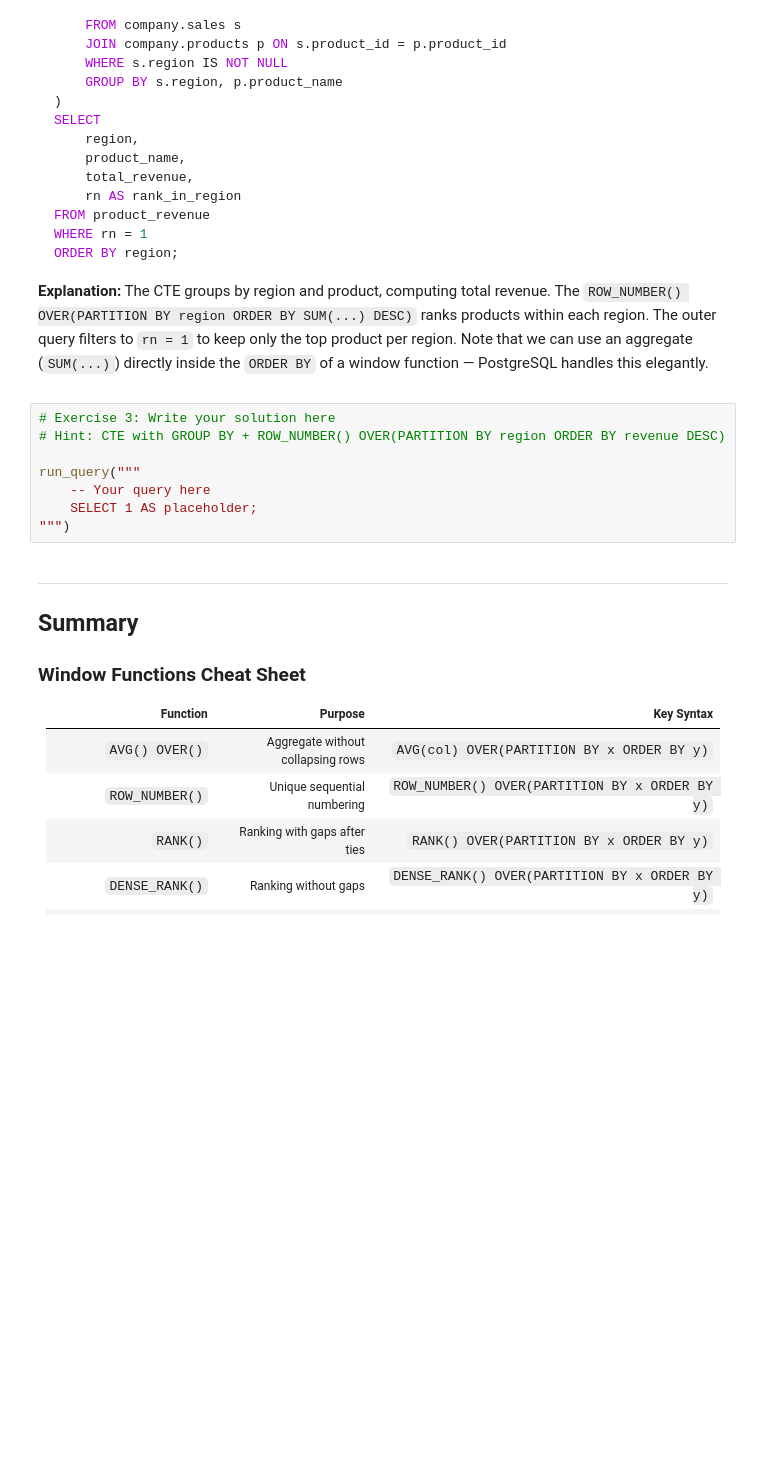
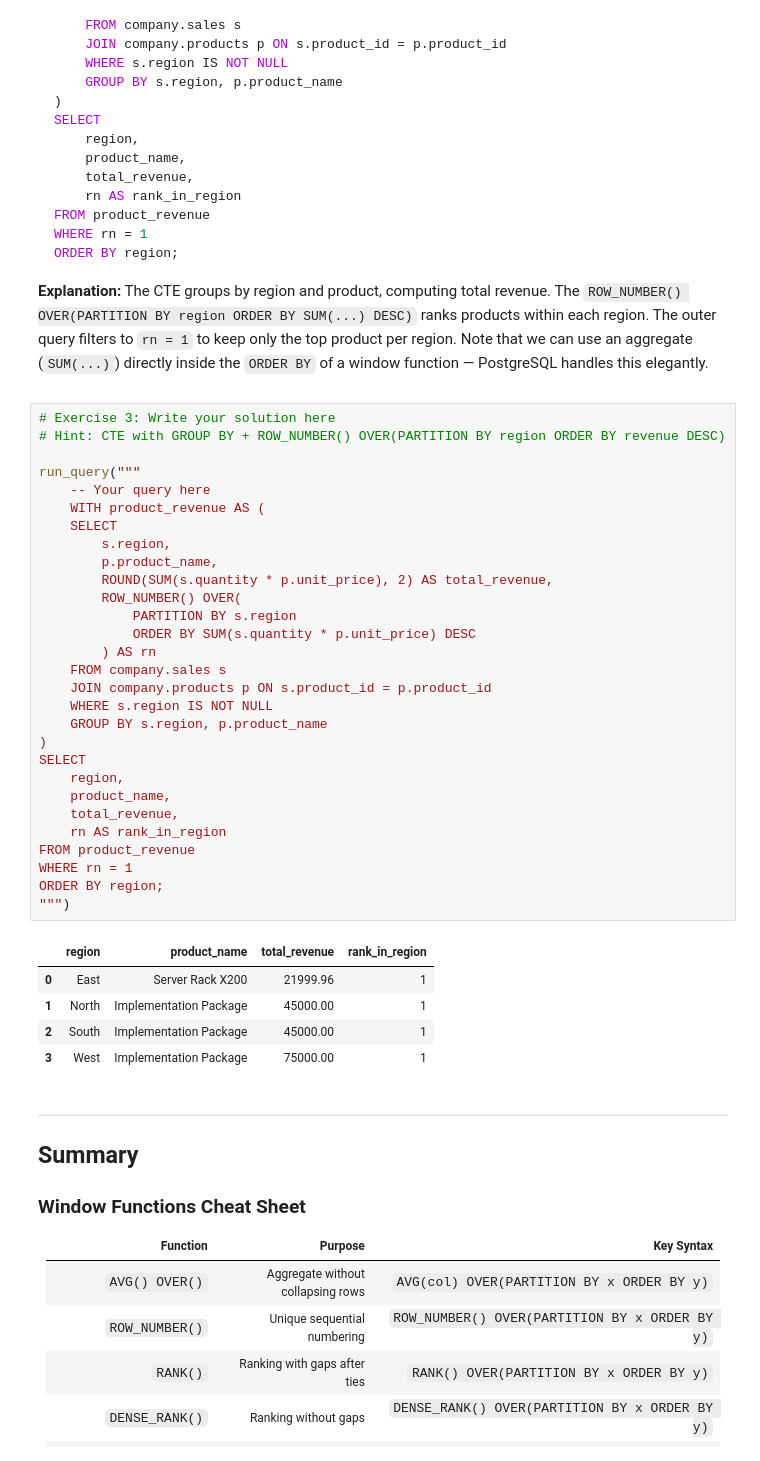
Before and after one commit to rasoulnorouzi/DataEngineeringLLM, a Jupyter notebook: module-02-sql-elt-pipeline/lessons/day4-window-functions/08_window_functions_practice.ipynb, the cells around one changed output. Saved outputs shown, nothing was run; the diff lists cells and outputs as text; folded sections open; blank space fills up the shorter version.

```diff
--- a/module-02-sql-elt-pipeline/lessons/day4-window-functions/08_window_functions_practice.ipynb
+++ b/module-02-sql-elt-pipeline/lessons/day4-window-functions/08_window_functions_practice.ipynb
@@ -547,14 +808,41 @@ ORDER BY region;
 **Explanation:** The CTE groups by region and product, computing total revenue. The `ROW_NUMBER() OVER(PARTITION BY region ORDER BY SUM(...) DESC)` ranks products within each region. The outer query filters to `rn = 1` to keep only the top product per region. Note that we can use an aggregate (`SUM(...)`) directly inside the `ORDER BY` of a window function — PostgreSQL handles this elegantly.
 
 </details>
-# %%
-# Exercise 3: Write your solution here
-# Hint: CTE with GROUP BY + ROW_NUMBER() OVER(PARTITION BY region ORDER BY revenue DESC)
-
-run_query("""
-    -- Your query here
-    SELECT 1 AS placeholder;
-""")
+# %%
+# Exercise 3: Write your solution here
+# Hint: CTE with GROUP BY + ROW_NUMBER() OVER(PARTITION BY region ORDER BY revenue DESC)
+
+run_query("""
+    -- Your query here
+    WITH product_revenue AS (
+    SELECT
+        s.region,
+        p.product_name,
+        ROUND(SUM(s.quantity * p.unit_price), 2) AS total_revenue,
+        ROW_NUMBER() OVER(
+            PARTITION BY s.region
+            ORDER BY SUM(s.quantity * p.unit_price) DESC
+        ) AS rn
+    FROM company.sales s
+    JOIN company.products p ON s.product_id = p.product_id
+    WHERE s.region IS NOT NULL
+    GROUP BY s.region, p.product_name
+)
+SELECT
+    region,
+    product_name,
+    total_revenue,
+    rn AS rank_in_region
+FROM product_revenue
+WHERE rn = 1
+ORDER BY region;
+""")
+# %% [output]
+|  | region | product_name | total_revenue | rank_in_region |
+| 0 | East | Server Rack X200 | 21999.96 | 1 |
+| 1 | North | Implementation Package | 45000.00 | 1 |
+| 2 | South | Implementation Package | 45000.00 | 1 |
+| 3 | West | Implementation Package | 75000.00 | 1 |
 # %% [markdown]
 ---
 
```
Also changed, not shown: parts of 17 cells of this notebook.
